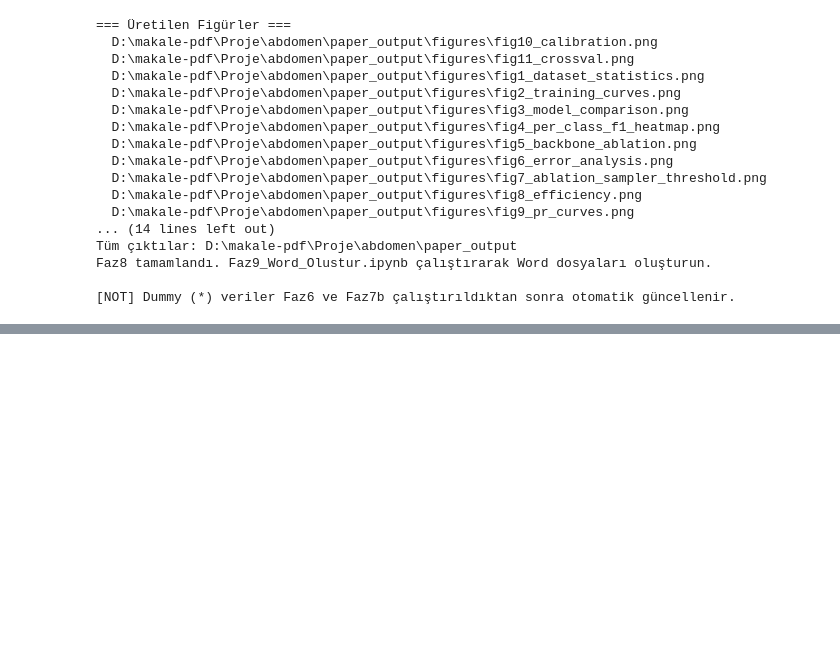
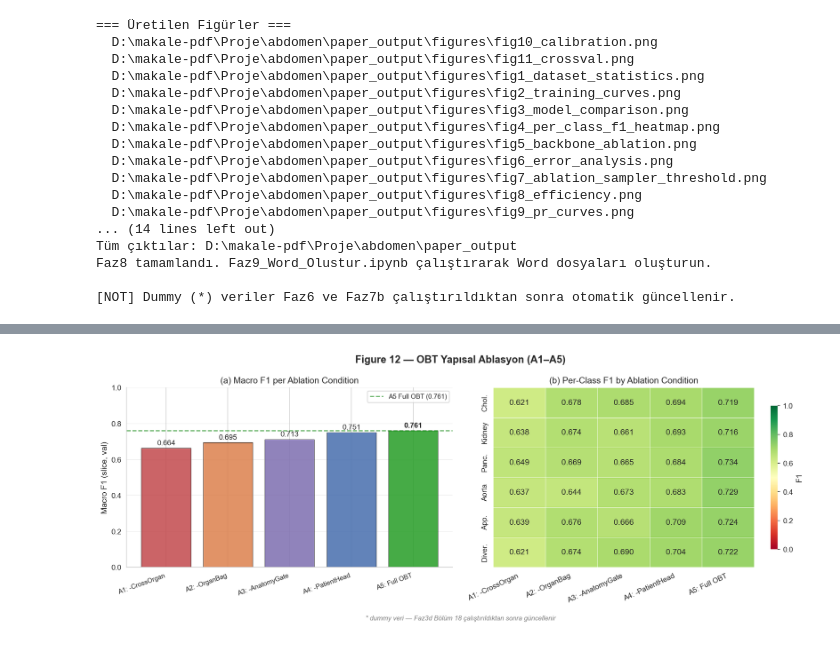
Before and after one commit to ramazan2020/abdomen1, a Jupyter notebook: Faz8_Makale_Analiz.ipynb, the cells around one changed output, grey strips where cells are left out. Saved outputs shown, nothing was run; the diff lists cells and outputs as text; code cells hidden in the pictures; blank space fills up the shorter version.

```diff
--- a/Faz8_Makale_Analiz.ipynb
+++ b/Faz8_Makale_Analiz.ipynb
@@ -1047,0 +1103,76 @@ Faz8 tamamlandı. Faz9_Word_Olustur.ipynb çalıştırarak Word dosyaları oluş
+# %%
+sa_conds     = struct_abl_data['conditions']
+sa_names_raw = [c['condition'] for c in sa_conds]
+sa_labels    = [c.get('label', c['condition'].replace('_', '\n')) for c in sa_conds]
+sa_f1        = [c['macro_f1'] for c in sa_conds]
+is_sa_dummy  = all(c.get('is_dummy', True) for c in sa_conds) if sa_conds else True
+
+sa_palette = ['#C44E52', '#DD8452', '#8172B2', '#4C72B0', '#2CA02C']
+
+fig, axes = plt.subplots(1, 2, figsize=(14, 5))
+fig.suptitle('Figure 12 — OBT Yapısal Ablasyon (A1–A5)', fontsize=14, fontweight='bold')
+
+# Sol: overall macro F1 bar
+bars = axes[0].bar(range(len(sa_conds)), sa_f1,
+                   color=sa_palette[:len(sa_conds)], edgecolor='black', linewidth=0.5, alpha=0.88)
+axes[0].set_xticks(range(len(sa_conds)))
+axes[0].set_xticklabels(sa_labels, rotation=20, ha='right', fontsize=9)
+axes[0].set_ylim(0, 1.0)
+axes[0].set_ylabel('Macro F1 (slice, val)')
+axes[0].set_title('(a) Macro F1 per Ablation Condition')
+
+# Tam OBT'yi vurgula
+full_idx = next((i for i, c in enumerate(sa_conds) if 'full' in c['condition'].lower()), len(sa_conds)-1)
+for i, (bar, f1) in enumerate(zip(bars, sa_f1)):
+    bw = 'bold' if i == full_idx else 'normal'
+    axes[0].text(bar.get_x()+bar.get_width()/2, bar.get_height()+0.008,
+                 f'{f1:.3f}', ha='center', va='bottom', fontsize=10, fontweight=bw)
+
+# Referans çizgisi: A5 tam OBT seviyesi
+full_f1 = sa_f1[full_idx]
+axes[0].axhline(full_f1, color='green', ls='--', lw=1.5, alpha=0.6, label=f'A5 Full OBT ({full_f1:.3f})')
+axes[0].legend(fontsize=9)
+axes[0].grid(axis='y', alpha=0.3)
+axes[0].spines['top'].set_visible(False); axes[0].spines['right'].set_visible(False)
+
+# Sağ: per-class F1 heatmap
+sa_cls_data = pd.DataFrame(
+    {sa_labels[i]: [c['per_class_f1'].get(cls, 0.0) for cls in SUPER_CLASSES]
+     for i, c in enumerate(sa_conds)},
+    index=CLASS_ABBR
+)
+sns.heatmap(sa_cls_data, ax=axes[1], annot=True, fmt='.3f',
+            cmap='RdYlGn', vmin=0, vmax=1,
+            linewidths=0.4, linecolor='white',
+            cbar_kws={'label': 'F1', 'shrink': 0.8})
+axes[1].set_title('(b) Per-Class F1 by Ablation Condition')
+axes[1].set_xticklabels(axes[1].get_xticklabels(), rotation=25, ha='right')
+
+if is_sa_dummy:
+    fig.text(0.5, -0.03, '* dummy veri — Faz3d Bölüm 18 çalıştırıldıktan sonra güncellenir',
+             ha='center', fontsize=9, color='gray', style='italic')
+
+plt.tight_layout()
+fig.savefig(FIG_DIR / 'fig12_obt_structural_ablation.png')
+fig.savefig(FIG_DIR / 'fig12_obt_structural_ablation.pdf')
+plt.show()
+print('Fig12 kaydedildi.')
+
+# Yapısal ablasyon tablosu (Tez Tablo 4 için)
+sa_rows = []
+for i, cond in enumerate(sa_conds):
+    row = {'Koşul': sa_labels[i], 'Macro F1': cond['macro_f1']}
+    row.update({abbr: cond['per_class_f1'].get(cls, 0.0)
+                for cls, abbr in zip(SUPER_CLASSES, CLASS_ABBR)})
+    sa_rows.append(row)
+df_sa = pd.DataFrame(sa_rows).set_index('Koşul').round(4)
+print('\n=== Yapısal Ablasyon Tablosu (Tez Tablo 4) ===' + (' [DUMMY]' if is_sa_dummy else ''))
+print(df_sa.to_string())
+df_sa.to_csv(TABLE_DIR / 'table4_structural_ablation.csv')
+df_sa.to_latex(TABLE_DIR / 'table4_structural_ablation.tex',
+               float_format='%.4f',
+               caption='OBT structural ablation: effect of each architectural component (A1–A5).',
+               label='tab:structural_ablation')
+print('Tablo 4 kaydedildi.')
+# %% [output]
+[figure, added]
```
Also changed, not shown: parts of 7 cells of this notebook, 22 other files.
